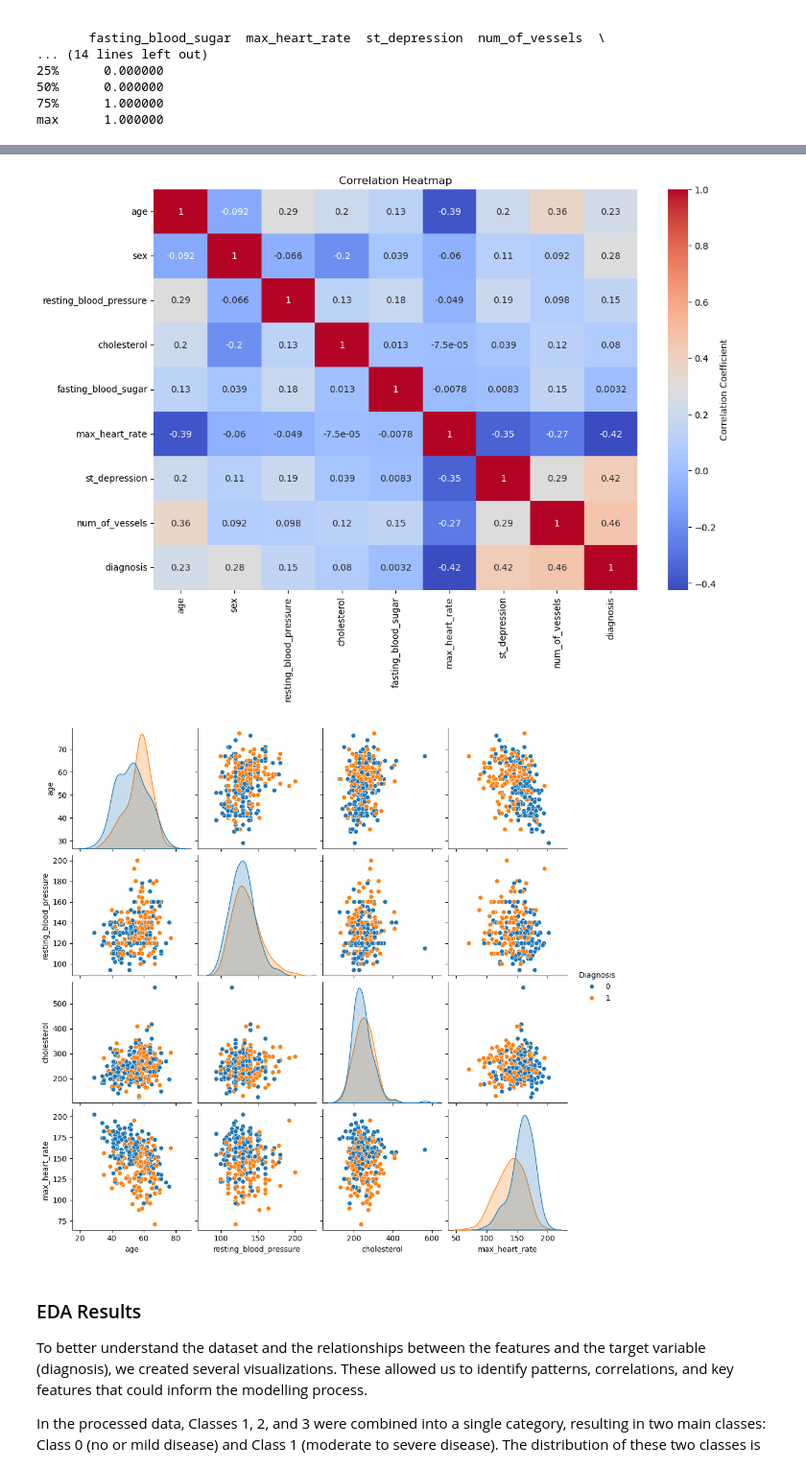
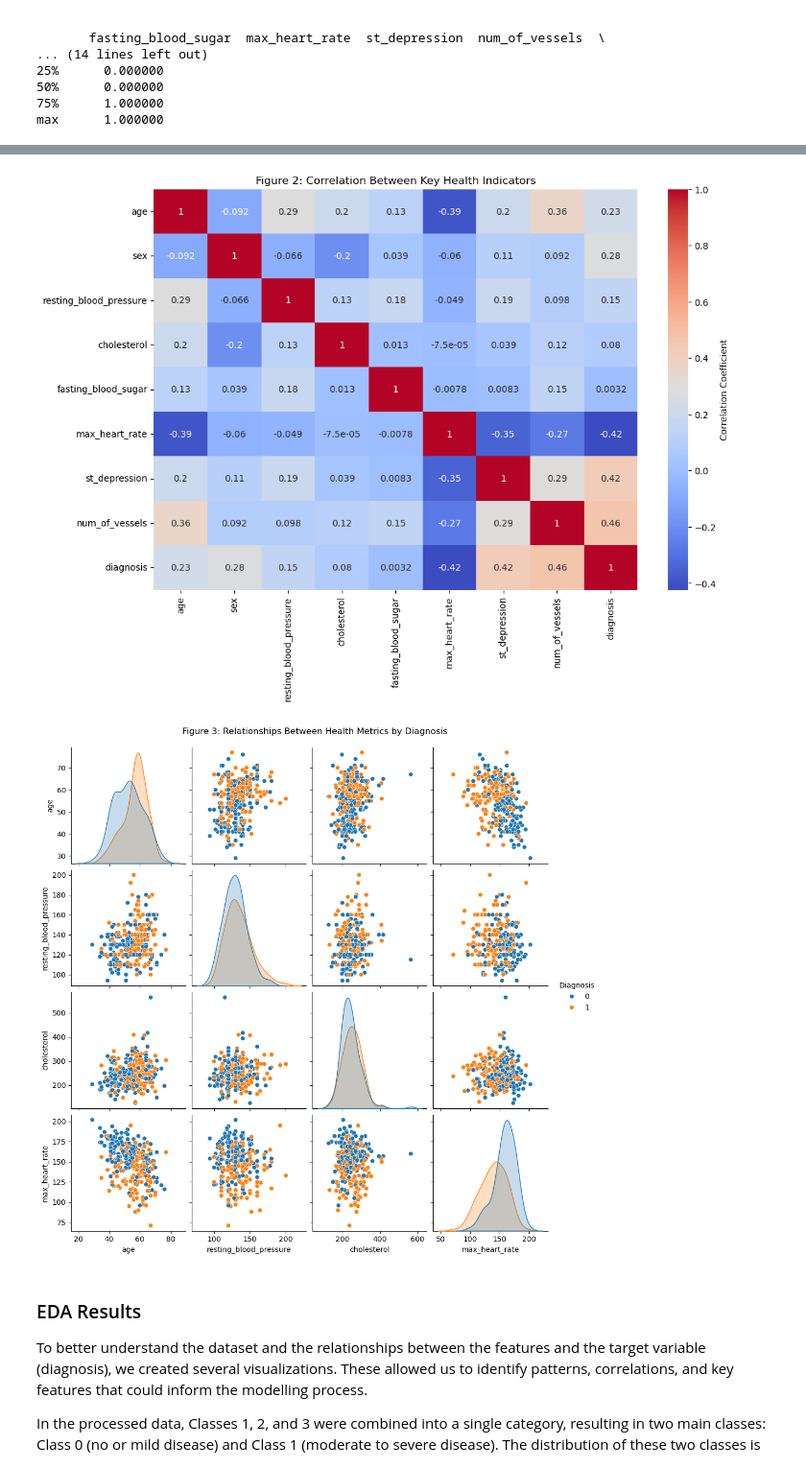
Before and after one commit to UBC-MDS/DSCI522-2425-25-heart_disease_predictor, a Jupyter notebook: scripts/heart_disease_predictor_report.ipynb, the cells around one changed output, grey strips where cells are left out. Shown at 96% size. Cells and saved outputs as stored; diff of their text form; code cells hidden in the pictures.

```diff
--- a/scripts/heart_disease_predictor_report.ipynb
+++ b/scripts/heart_disease_predictor_report.ipynb
@@ -268,22 +303,24 @@ plt.show()
 # %%
-numeric_data = data.select_dtypes(include=['number'])
+numeric_data = df.select_dtypes(include=['number'])
 # %%
-# Correlation heatmap
 plt.figure(figsize=(12, 8))
 sns.heatmap(numeric_data.corr(), annot=True, cmap='coolwarm', cbar_kws={'label': 'Correlation Coefficient'})
-plt.title('Correlation Heatmap')
+plt.title('Figure 2: Correlation Between Key Health Indicators')
 plt.show()
+
+
 # Pair plot to observe relationships between selected features
 pairplot = sns.pairplot(
-    data[['age', 'resting_blood_pressure', 'cholesterol', 'max_heart_rate', 'diagnosis']],
+    df[['age', 'resting_blood_pressure', 'cholesterol', 'max_heart_rate', 'diagnosis']],
     hue='diagnosis'
 )
+pairplot.fig.suptitle('Figure 3: Relationships Between Health Metrics by Diagnosis', y=1.02)
 pairplot._legend.set_bbox_to_anchor((1, 0.5))
 pairplot._legend.set_title('Diagnosis')
 plt.show()
 # %% [output]
-[figure, old version]
+[figure, new version]
-[figure, old version]
+[figure, new version]
 # %% [markdown]
 ### EDA Results
 
```
Also changed, not shown: parts of 32 cells of this notebook.
